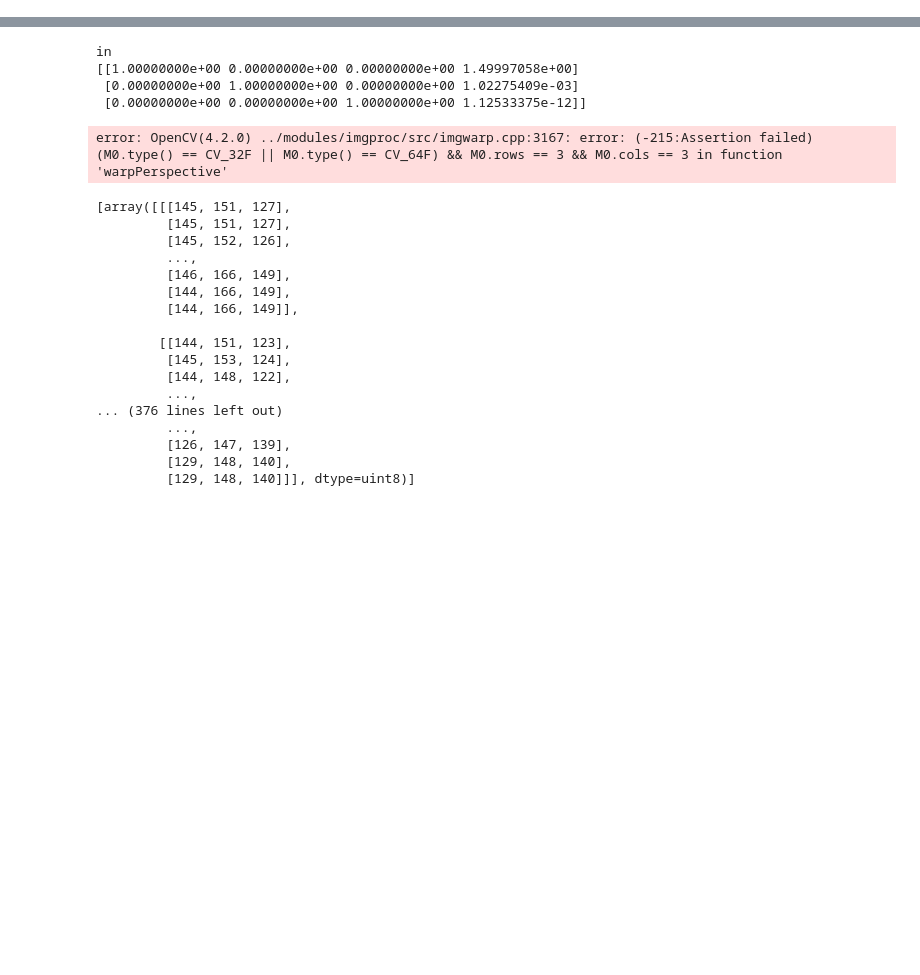
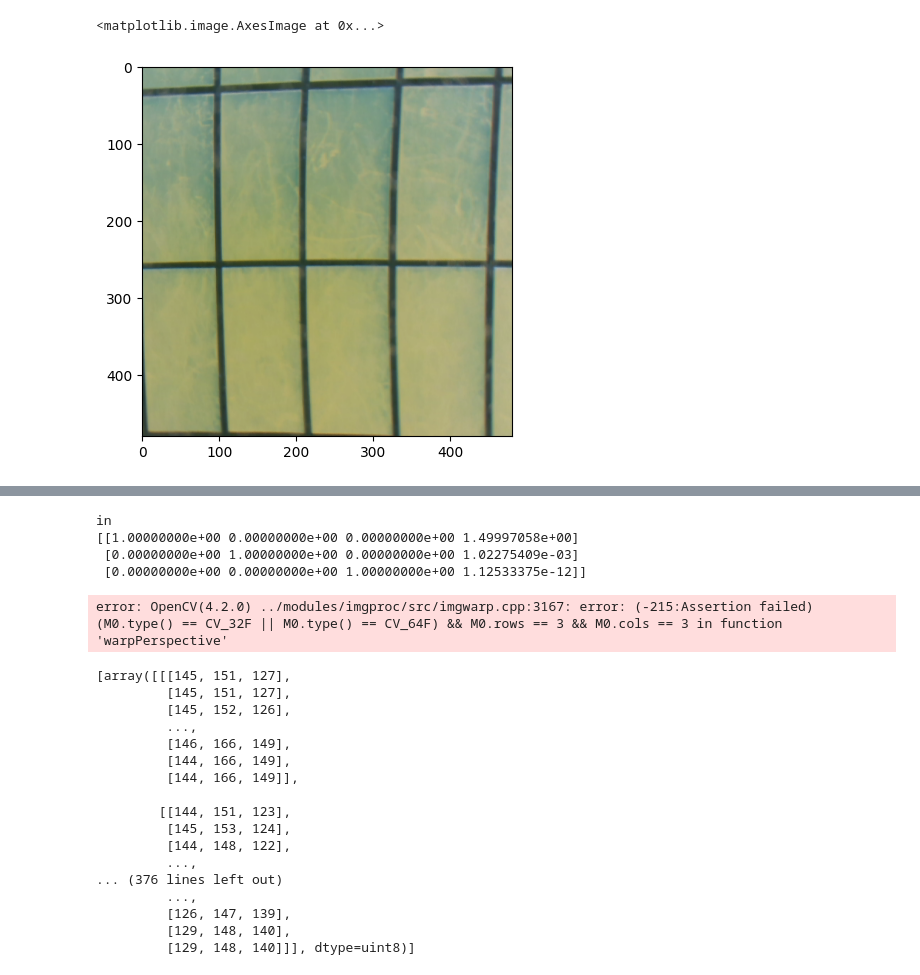
Before and after one commit to SAAB-NTU/2023_UWR, a Jupyter notebook: Analysis/Align_script.ipynb, the cells around one changed output, grey strips where cells are left out. Drawn from its saved outputs; the diff is of its cells as text; code cells hidden in the pictures; blank space fills up the shorter version.

```diff
--- a/Analysis/Align_script.ipynb
+++ b/Analysis/Align_script.ipynb
@@ -48,0 +168,7 @@ for x in camera_tared:
+# %%
+img_last=cv2.imread(images_list[-1])
+plt.imshow(img_last[:,640//4:])
+#print(img_last[:,:500])
+# %% [output]
+<matplotlib.image.AxesImage at 0x...>
+[figure, added]
```
Also changed, not shown: parts of 13 cells of this notebook, 11 other files.
